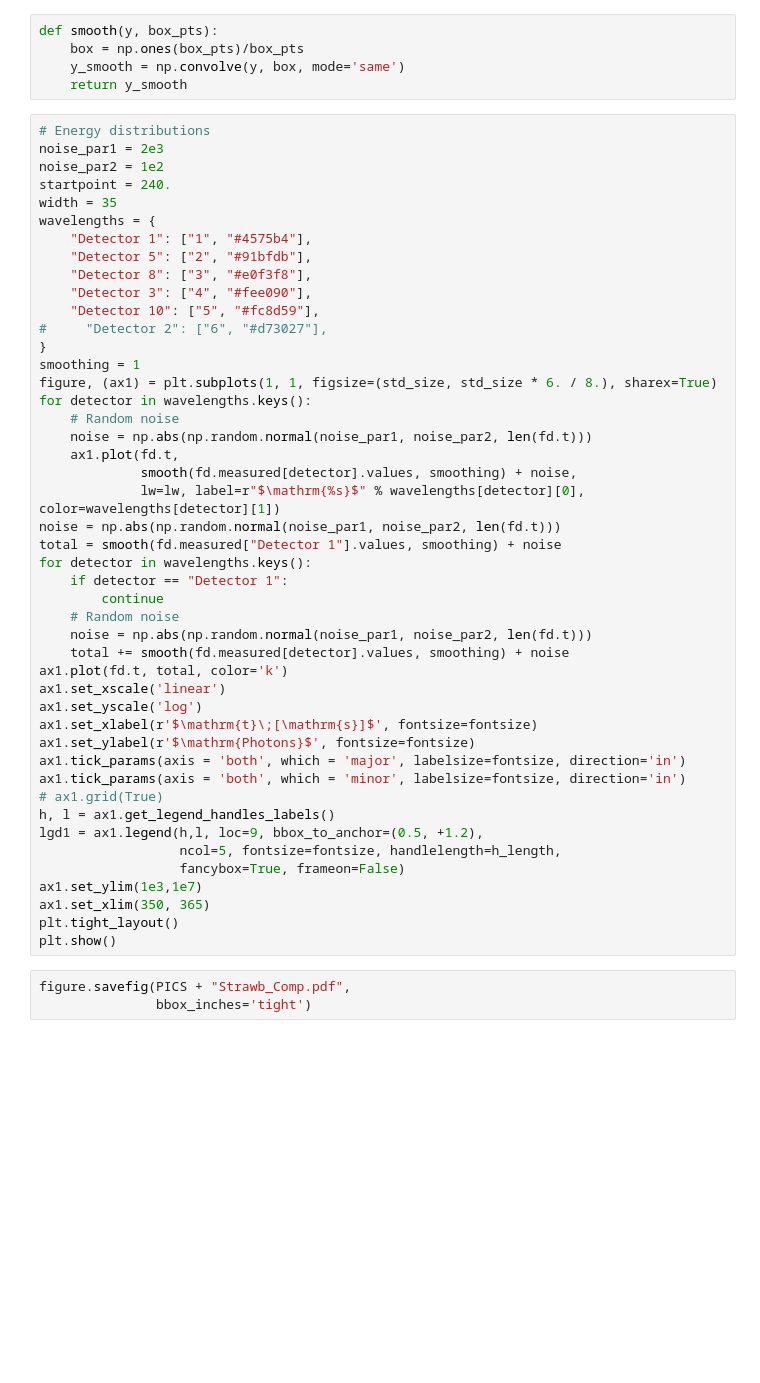
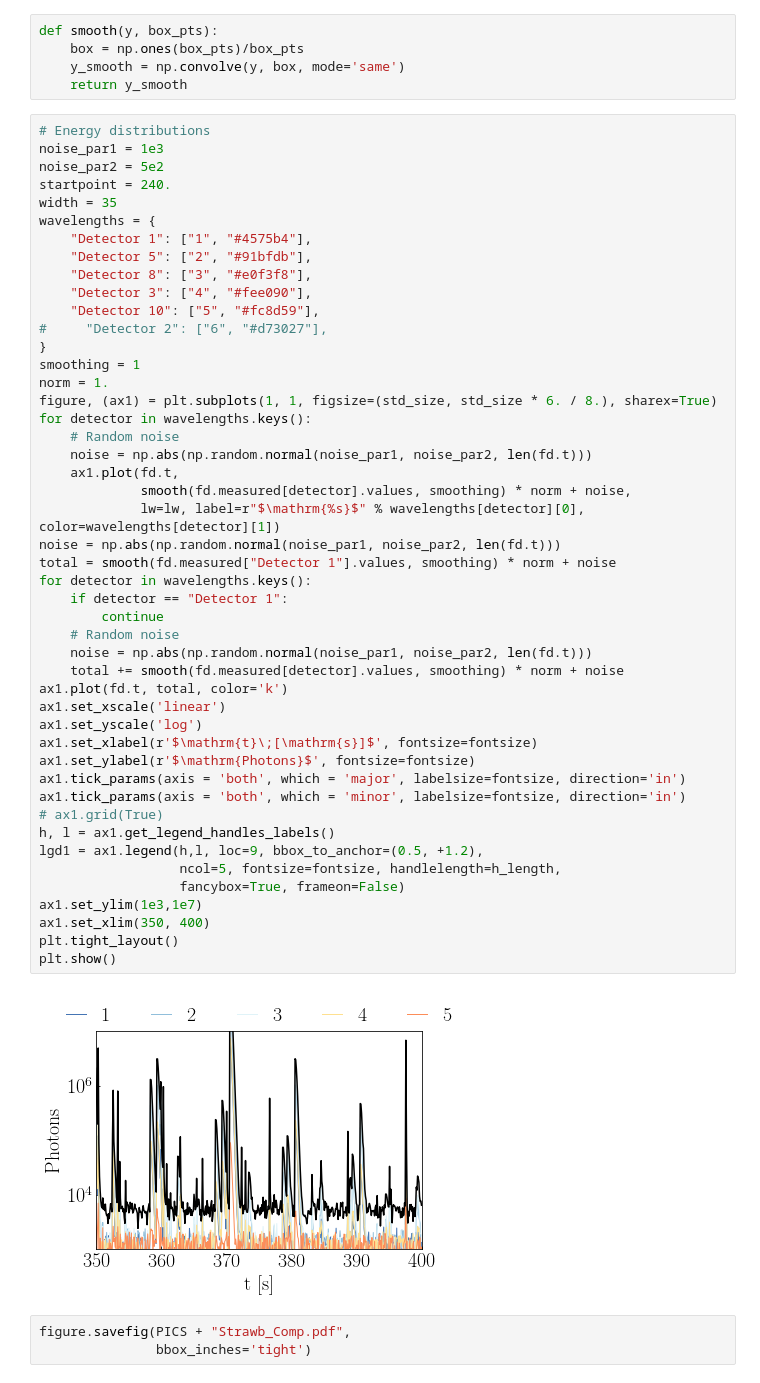
Before and after one commit to MeighenBergerS/fourth_day, a Jupyter notebook: examples/strawb_comp.ipynb, the cells around one changed output. Drawn from its saved outputs; the diff is of its cells as text; blank space fills up the shorter version.

```diff
--- a/examples/strawb_comp.ipynb
+++ b/examples/strawb_comp.ipynb
@@ -140,8 +137,8 @@ def smooth(y, box_pts):
     return y_smooth
 # %%
 # Energy distributions
-noise_par1 = 2e3
-noise_par2 = 1e2
+noise_par1 = 1e3
+noise_par2 = 5e2
 startpoint = 240.
 width = 35
 wavelengths = {
@@ -153,37 +150,40 @@ wavelengths = {
 #     "Detector 2": ["6", "#d73027"],
 }
 smoothing = 1
+norm = 1.
 figure, (ax1) = plt.subplots(1, 1, figsize=(std_size, std_size * 6. / 8.), sharex=True)
 for detector in wavelengths.keys():
     # Random noise
     noise = np.abs(np.random.normal(noise_par1, noise_par2, len(fd.t)))
     ax1.plot(fd.t,
-             smooth(fd.measured[detector].values, smoothing) + noise,
+             smooth(fd.measured[detector].values, smoothing) * norm + noise,
              lw=lw, label=r"$\mathrm{%s}$" % wavelengths[detector][0], color=wavelengths[detector][1])
 noise = np.abs(np.random.normal(noise_par1, noise_par2, len(fd.t)))
-total = smooth(fd.measured["Detector 1"].values, smoothing) + noise
+total = smooth(fd.measured["Detector 1"].values, smoothing) * norm + noise
 for detector in wavelengths.keys():
     if detector == "Detector 1":
         continue
     # Random noise
     noise = np.abs(np.random.normal(noise_par1, noise_par2, len(fd.t)))
-    total += smooth(fd.measured[detector].values, smoothing) + noise
+    total += smooth(fd.measured[detector].values, smoothing) * norm + noise
 ax1.plot(fd.t, total, color='k')
 ax1.set_xscale('linear')
 ax1.set_yscale('log')
 ax1.set_xlabel(r'$\mathrm{t}\;[\mathrm{s}]$', fontsize=fontsize)
 ax1.set_ylabel(r'$\mathrm{Photons}$', fontsize=fontsize)
 ax1.tick_params(axis = 'both', which = 'major', labelsize=fontsize, direction='in')
 ax1.tick_params(axis = 'both', which = 'minor', labelsize=fontsize, direction='in')
 # ax1.grid(True)
 h, l = ax1.get_legend_handles_labels()
 lgd1 = ax1.legend(h,l, loc=9, bbox_to_anchor=(0.5, +1.2),
                   ncol=5, fontsize=fontsize, handlelength=h_length,
                   fancybox=True, frameon=False)
 ax1.set_ylim(1e3,1e7)
-ax1.set_xlim(350, 365)
+ax1.set_xlim(350, 400)
 plt.tight_layout()
 plt.show()
+# %% [output]
+[figure, added]
 # %%
 figure.savefig(PICS + "Strawb_Comp.pdf",
                bbox_inches='tight')
```
Also changed, not shown: parts of 9 cells of this notebook, 5 other files.
